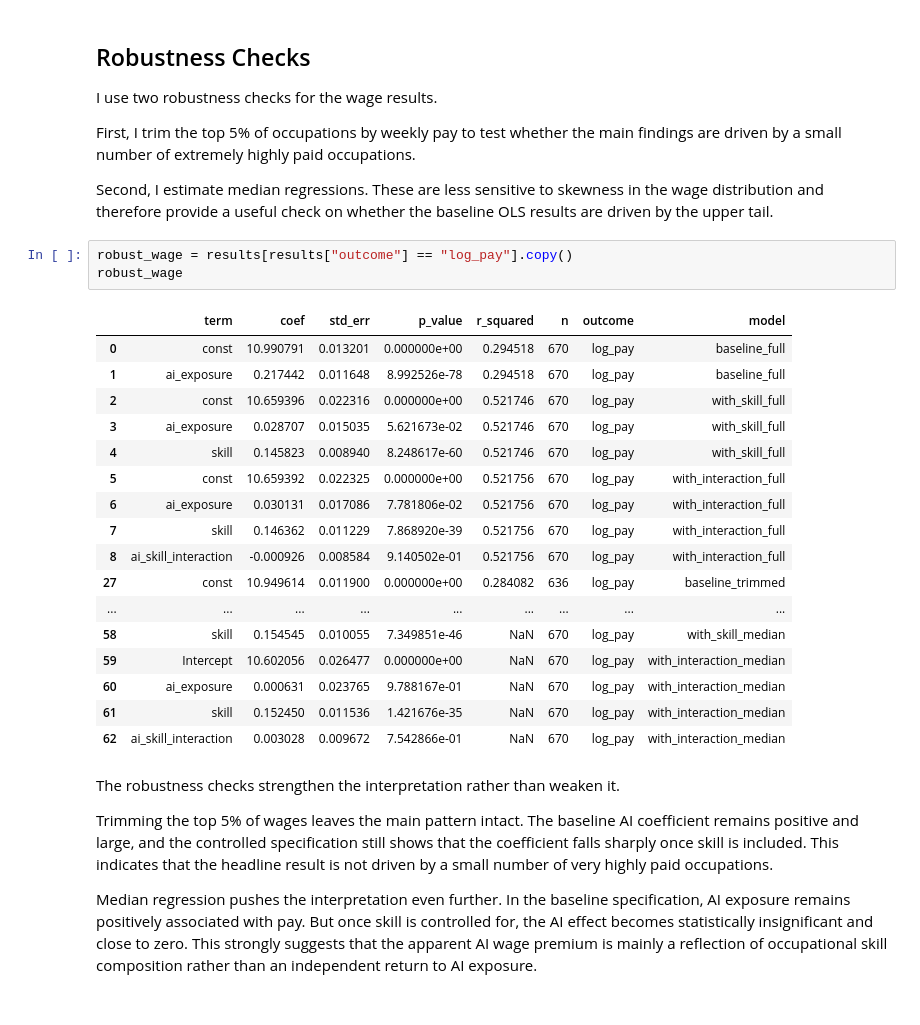
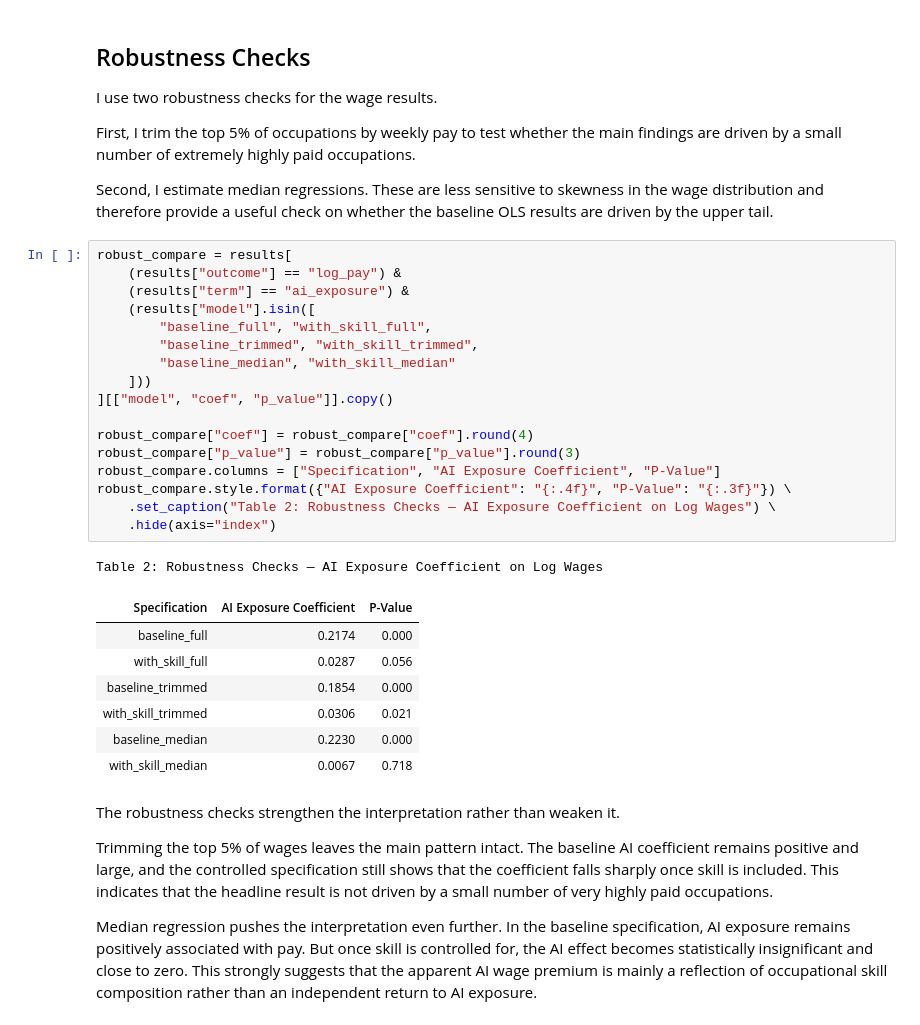
Before and after one commit to riyachandarana/Empirical-Project-2026, a Jupyter notebook: blog.ipynb, the cells around one changed output. Drawn from its saved outputs; the diff is of its cells as text.

```diff
--- a/blog.ipynb
+++ b/blog.ipynb
@@ -227,26 +256,31 @@ First, I trim the top 5% of occupations by weekly pay to test whether the main f
 
 Second, I estimate median regressions. These are less sensitive to skewness in the wage distribution and therefore provide a useful check on whether the baseline OLS results are driven by the upper tail.
 # %%
-robust_wage = results[results["outcome"] == "log_pay"].copy()
-robust_wage
+robust_compare = results[
+    (results["outcome"] == "log_pay") &
+    (results["term"] == "ai_exposure") &
+    (results["model"].isin([
+        "baseline_full", "with_skill_full",
+        "baseline_trimmed", "with_skill_trimmed",
+        "baseline_median", "with_skill_median"
+    ]))
+][["model", "coef", "p_value"]].copy()
+
+robust_compare["coef"] = robust_compare["coef"].round(4)
+robust_compare["p_value"] = robust_compare["p_value"].round(3)
+robust_compare.columns = ["Specification", "AI Exposure Coefficient", "P-Value"]
+robust_compare.style.format({"AI Exposure Coefficient": "{:.4f}", "P-Value": "{:.3f}"}) \
+    .set_caption("Table 2: Robustness Checks — AI Exposure Coefficient on Log Wages") \
+    .hide(axis="index")
 # %% [output]
+Table 2: Robustness Checks — AI Exposure Coefficient on Log Wages
-|  | term | coef | std_err | p_value | r_squared | n | outcome | model |
-| 0 | const | 10.990791 | 0.013201 | 0.000000e+00 | 0.294518 | 670 | log_pay | baseline_full |
-| 1 | ai_exposure | 0.217442 | 0.011648 | 8.992526e-78 | 0.294518 | 670 | log_pay | baseline_full |
-| 2 | const | 10.659396 | 0.022316 | 0.000000e+00 | 0.521746 | 670 | log_pay | with_skill_full |
-| 3 | ai_exposure | 0.028707 | 0.015035 | 5.621673e-02 | 0.521746 | 670 | log_pay | with_skill_full |
-| 4 | skill | 0.145823 | 0.008940 | 8.248617e-60 | 0.521746 | 670 | log_pay | with_skill_full |
-| 5 | const | 10.659392 | 0.022325 | 0.000000e+00 | 0.521756 | 670 | log_pay | with_interaction_full |
-| 6 | ai_exposure | 0.030131 | 0.017086 | 7.781806e-02 | 0.521756 | 670 | log_pay | with_interaction_full |
-| 7 | skill | 0.146362 | 0.011229 | 7.868920e-39 | 0.521756 | 670 | log_pay | with_interaction_full |
-| 8 | ai_skill_interaction | -0.000926 | 0.008584 | 9.140502e-01 | 0.521756 | 670 | log_pay | with_interaction_full |
-| 27 | const | 10.949614 | 0.011900 | 0.000000e+00 | 0.284082 | 636 | log_pay | baseline_trimmed |
-| ... | ... | ... | ... | ... | ... | ... | ... | ... |
-| 58 | skill | 0.154545 | 0.010055 | 7.349851e-46 | NaN | 670 | log_pay | with_skill_median |
-| 59 | Intercept | 10.602056 | 0.026477 | 0.000000e+00 | NaN | 670 | log_pay | with_interaction_median |
-| 60 | ai_exposure | 0.000631 | 0.023765 | 9.788167e-01 | NaN | 670 | log_pay | with_interaction_median |
-| 61 | skill | 0.152450 | 0.011536 | 1.421676e-35 | NaN | 670 | log_pay | with_interaction_median |
-| 62 | ai_skill_interaction | 0.003028 | 0.009672 | 7.542866e-01 | NaN | 670 | log_pay | with_interaction_median |
+| Specification | AI Exposure Coefficient | P-Value |
+| baseline_full | 0.2174 | 0.000 |
+| with_skill_full | 0.0287 | 0.056 |
+| baseline_trimmed | 0.1854 | 0.000 |
+| with_skill_trimmed | 0.0306 | 0.021 |
+| baseline_median | 0.2230 | 0.000 |
+| with_skill_median | 0.0067 | 0.718 |
 # %% [markdown]
 The robustness checks strengthen the interpretation rather than weaken it.
 
```
Also changed, not shown: parts of 6 cells of this notebook.
